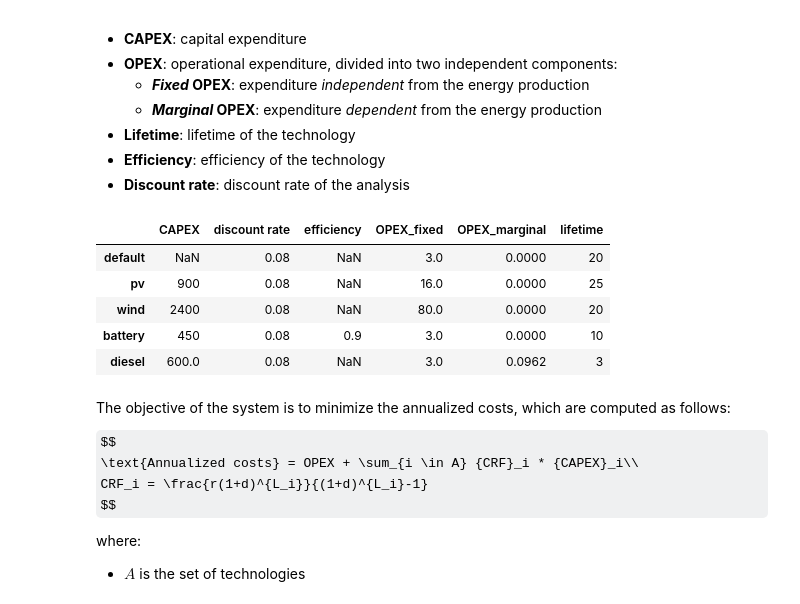
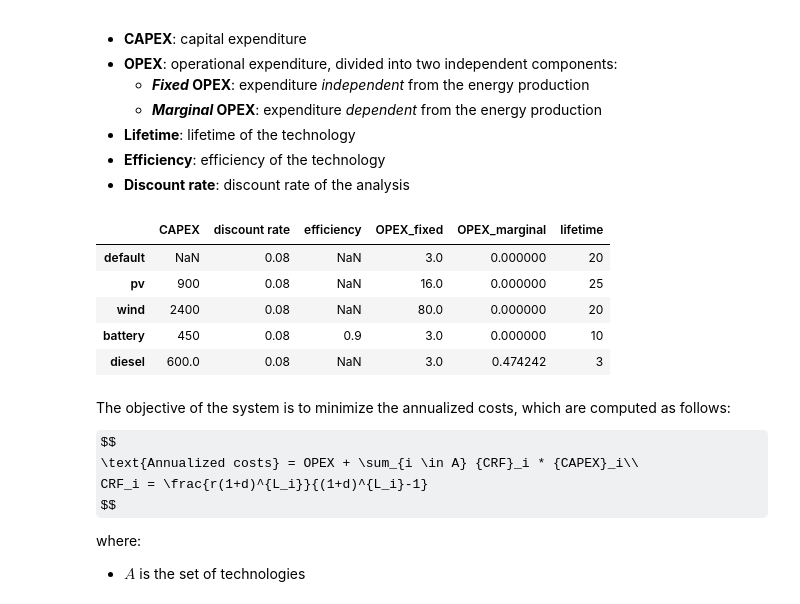
Before and after one commit to davide-f/Teaching, a Jupyter notebook: Exercises/python/microgrid_optimization/PyPSA_network_example.ipynb, the cells around one changed output. Cells and saved outputs as stored; diff of their text form; code cells hidden in the pictures; some formulas as TeX source.

```diff
--- a/Exercises/python/microgrid_optimization/PyPSA_network_example.ipynb
+++ b/Exercises/python/microgrid_optimization/PyPSA_network_example.ipynb
@@ -177,39 +177,39 @@ assumptions.at["battery", "OPEX_fixed"] = 3  # EUR/kWh/year
 assumptions.at["battery", "efficiency"] = 0.9  # [-] per unit
 assumptions.at["battery", "lifetime"] = 10  # years
 
 # diesel technology
 fuel_price = 1.4  # EUR/l
 fuel_energy_density = 10  # kWh/l
 efficiency_diesel = 0.33  # [-] per unit
 
 maintenance_diesel = 0.05  # EUR/kW/h
 
 assumptions.at["diesel", "CAPEX"] = 6e2  # EUR/kW
 assumptions.at["diesel", "OPEX_marginal"] = \
-    (fuel_price / fuel_energy_density * efficiency_diesel + maintenance_diesel)  # EUR/kWh
+    (fuel_price / fuel_energy_density / efficiency_diesel + maintenance_diesel)  # EUR/kWh
 assumptions.at["diesel", "lifetime"] = 3  # years
 
 # fill defaults
 assumptions = assumptions.fillna(
     {
         "OPEX_fixed": assumptions.at["default", "OPEX_fixed"],
         "OPEX_marginal": assumptions.at["default", "OPEX_marginal"],
         "discount rate": assumptions.at["default", "discount rate"],
         "lifetime": assumptions.at["default", "lifetime"],
     }
 )
 
 # save to file
 assumptions.to_csv("assumptions.csv")
 
 assumptions
 # %% [output]
 |  | CAPEX | discount rate | efficiency | OPEX_fixed | OPEX_marginal | lifetime |
-| default | NaN | 0.08 | NaN | 3.0 | 0.0000 | 20 |
-| pv | 900 | 0.08 | NaN | 16.0 | 0.0000 | 25 |
-| wind | 2400 | 0.08 | NaN | 80.0 | 0.0000 | 20 |
-| battery | 450 | 0.08 | 0.9 | 3.0 | 0.0000 | 10 |
-| diesel | 600.0 | 0.08 | NaN | 3.0 | 0.0962 | 3 |
+| default | NaN | 0.08 | NaN | 3.0 | 0.000000 | 20 |
+| pv | 900 | 0.08 | NaN | 16.0 | 0.000000 | 25 |
+| wind | 2400 | 0.08 | NaN | 80.0 | 0.000000 | 20 |
+| battery | 450 | 0.08 | 0.9 | 3.0 | 0.000000 | 10 |
+| diesel | 600.0 | 0.08 | NaN | 3.0 | 0.474242 | 3 |
 # %% [markdown]
 The objective of the system is to minimize the annualized costs, which are computed as follows:
 
```
Also changed, not shown: parts of 18 cells of this notebook, 1 other file.
